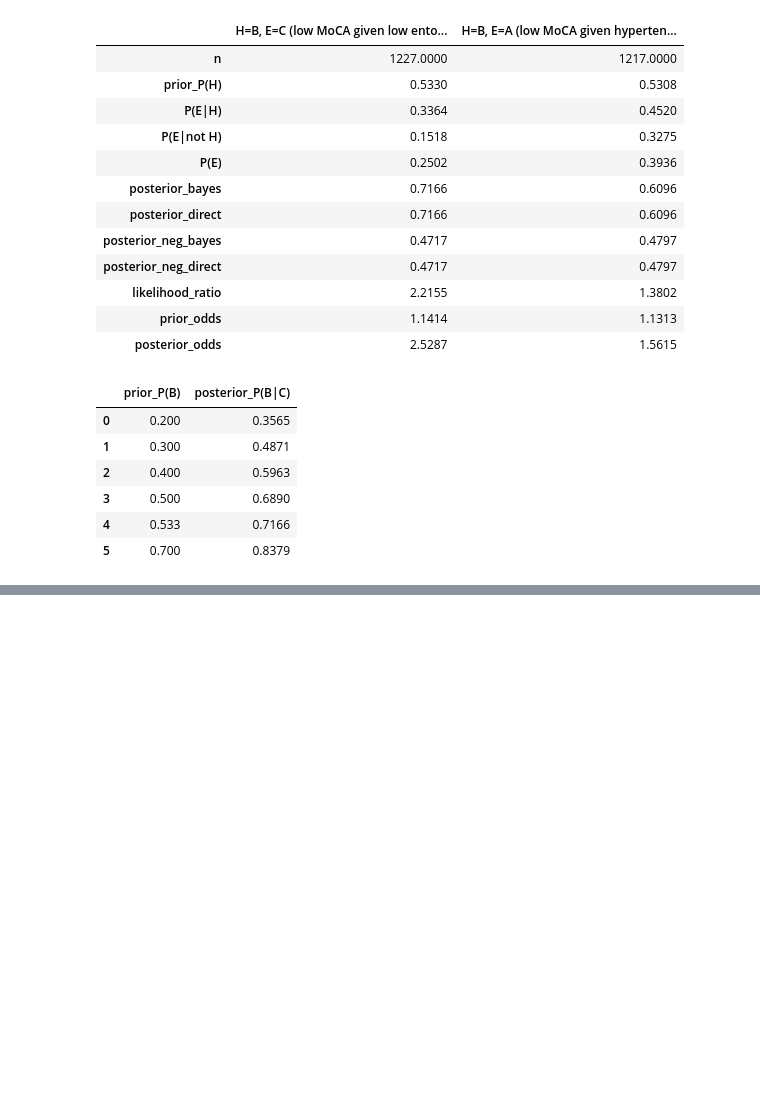
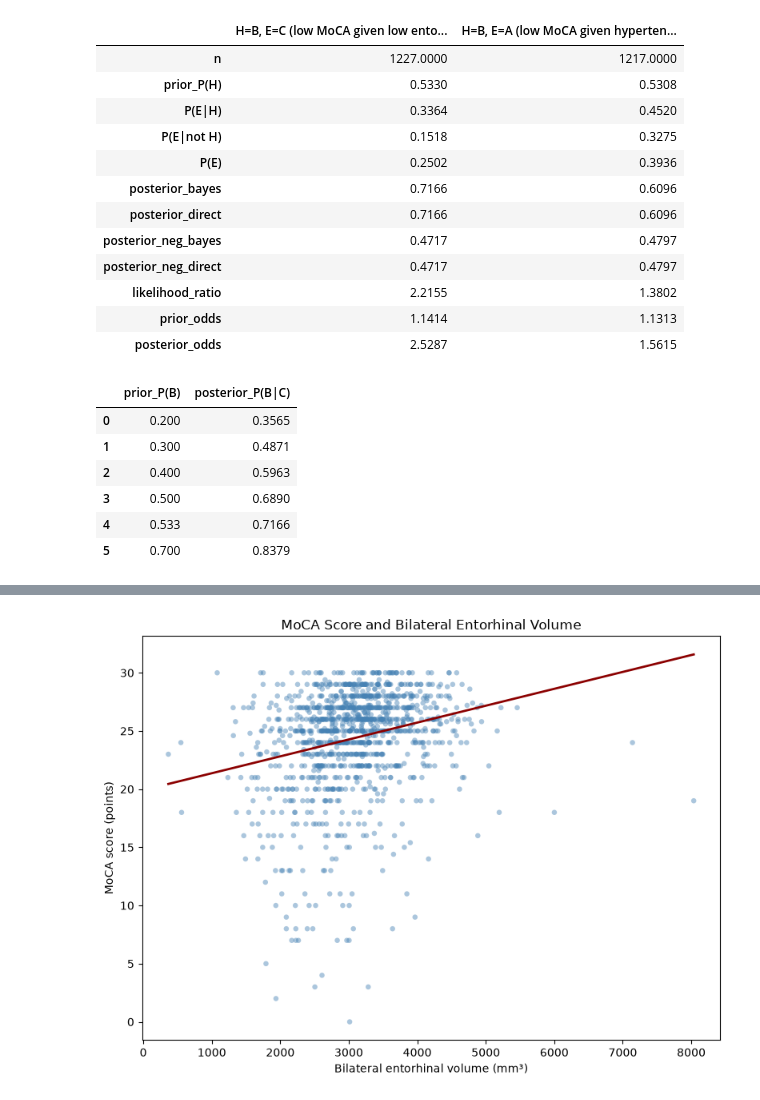
Before and after one commit to dorsamd/Amar, a Jupyter notebook: audit.ipynb, the cells around one changed output, grey strips where cells are left out. Saved outputs shown, nothing was run; the diff lists cells and outputs as text; code cells hidden in the pictures; blank space fills up the shorter version.

```diff
--- a/audit.ipynb
+++ b/audit.ipynb
@@ -1291,0 +1604,30 @@ sens.to_csv('reports/phase2/table_bayes_prior_sensitivity.csv', index=False)
+# %%
+x = analysis_df["ENT_BILATERAL"]
+y = analysis_df["MOCATOTS"]
+
+slope, intercept = np.polyfit(x, y, 1)
+x_line = np.linspace(x.min(), x.max(), 200)
+y_line = slope * x_line + intercept
+
+plt.figure(figsize=(8, 6))
+plt.scatter(
+    x,
+    y,
+    alpha=0.45,
+    s=22,
+    color="steelblue",
+    edgecolors="none"
+)
+plt.plot(
+    x_line,
+    y_line,
+    color="darkred",
+    linewidth=2
+)
+plt.title("MoCA Score and Bilateral Entorhinal Volume")
+plt.xlabel("Bilateral entorhinal volume (mm³)")
+plt.ylabel("MoCA score (points)")
+plt.tight_layout()
+plt.show()
+# %% [output]
+[figure, added]
```
Also changed, not shown: parts of 10 cells of this notebook.
